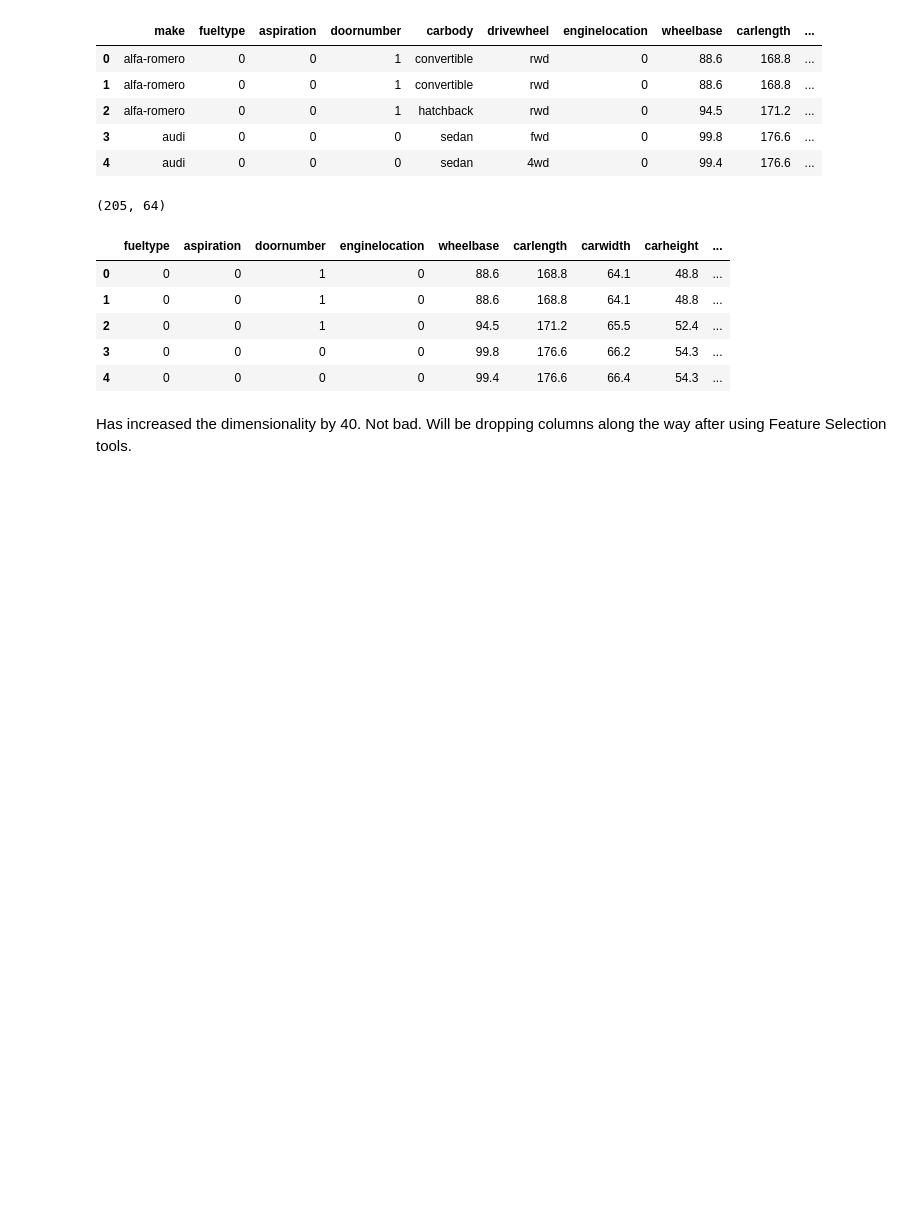
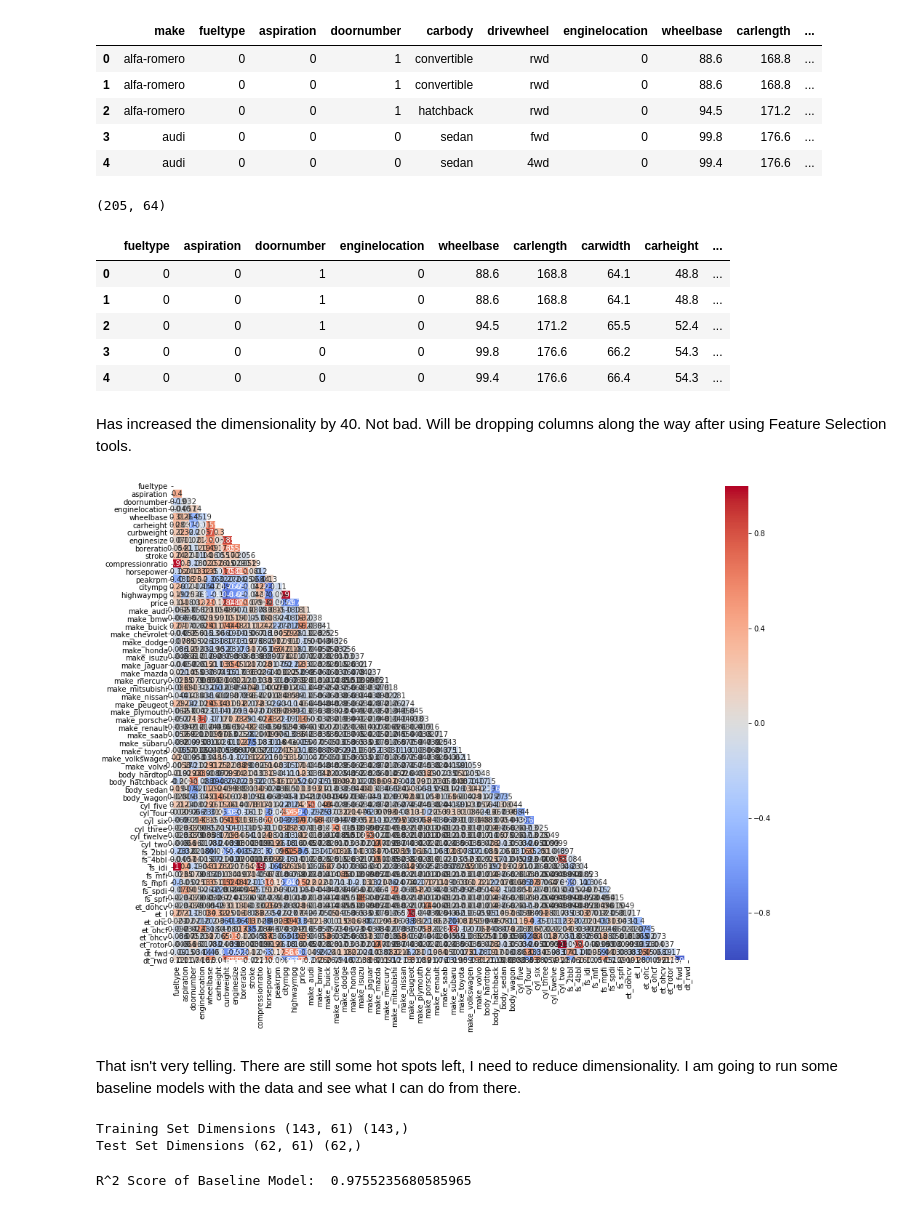
Before and after one commit to daveajstearns/cars, a Jupyter notebook: cars_project.ipynb, the cells around one changed output. Cells and saved outputs as stored; diff of their text form; code cells hidden in the pictures; blank space fills up the shorter version.

Commit message:
preliminary linreg modeling

```diff
--- a/cars_project.ipynb
+++ b/cars_project.ipynb
@@ -292,3 +292,36 @@ data.head()
 | 4 | 0 | 0 | 0 | 0 | 99.4 | 176.6 | 66.4 | 54.3 | ... |
 # %% [markdown]
 Has increased the dimensionality by 40. Not bad. Will be dropping columns along the way after using Feature Selection tools.
+# %%
+# After reviewing the heat matrix, there is some multicollinearity I need to deal with
+# Going to drop a couple columns and re-run the heat matrix
+copy = data.copy()
+copy.drop(columns=['carlength', 'carwidth'], axis=1, inplace=True)
+# %%
+def heat_matrix(data):
+    f, ax = plt.subplots(figsize=(16, 12))
+    matrix = np.triu(data.corr())
+    sns.heatmap(data.corr(), annot = True, vmin=-1, vmax=1, center= 0, cmap= 'coolwarm', mask = matrix)
+# %%
+heat_matrix(copy)
+# %% [output]
+[figure, added]
+# %% [markdown]
+That isn't very telling. There are still some hot spots left, I need to reduce dimensionality. I am going to run some baseline models with the data and see what I can do from there.
+# %%
+lr = LinearRegression()
+X = copy.drop(columns=['price'], axis=1)
+y = copy.price
+X_train, X_test, y_train, y_test = train_test_split(X,y,random_state=42,test_size=0.3)
+print('Training Set Dimensions', X_train.shape, y_train.shape)
+print('Test Set Dimensions', X_test.shape, y_test.shape)
+# %% [output]
+Training Set Dimensions (143, 61) (143,)
+Test Set Dimensions (62, 61) (62,)
+# %%
+# Fitting model
+lr.fit(X_train,y_train)
+# Getting the R^2 score
+print('R^2 Score of Baseline Model: ', lr.score(X_train,y_train))
+# %% [output]
+R^2 Score of Baseline Model:  0.9755235680585965
```
Also changed, not shown: parts of 14 cells of this notebook.
